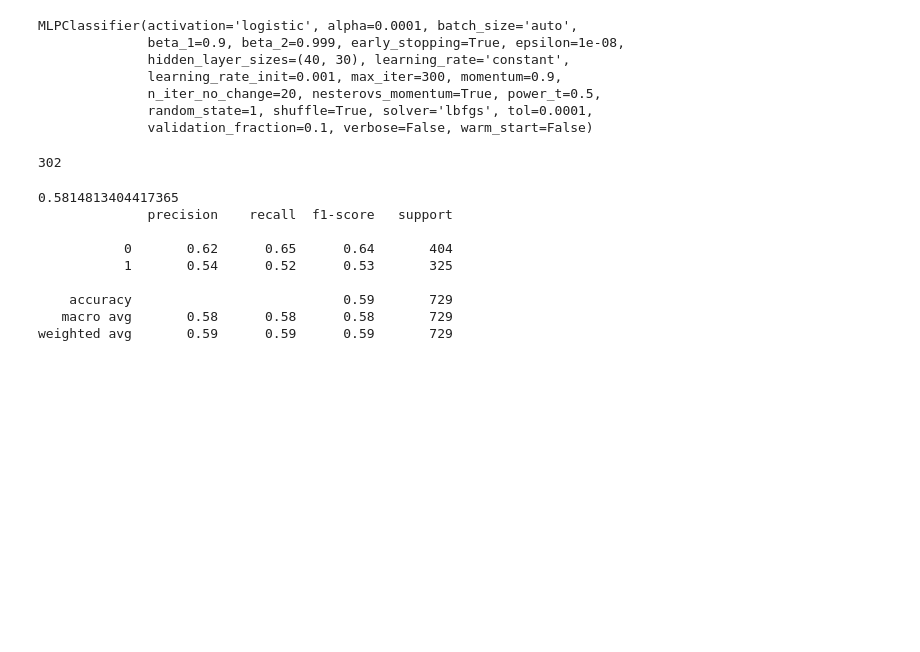
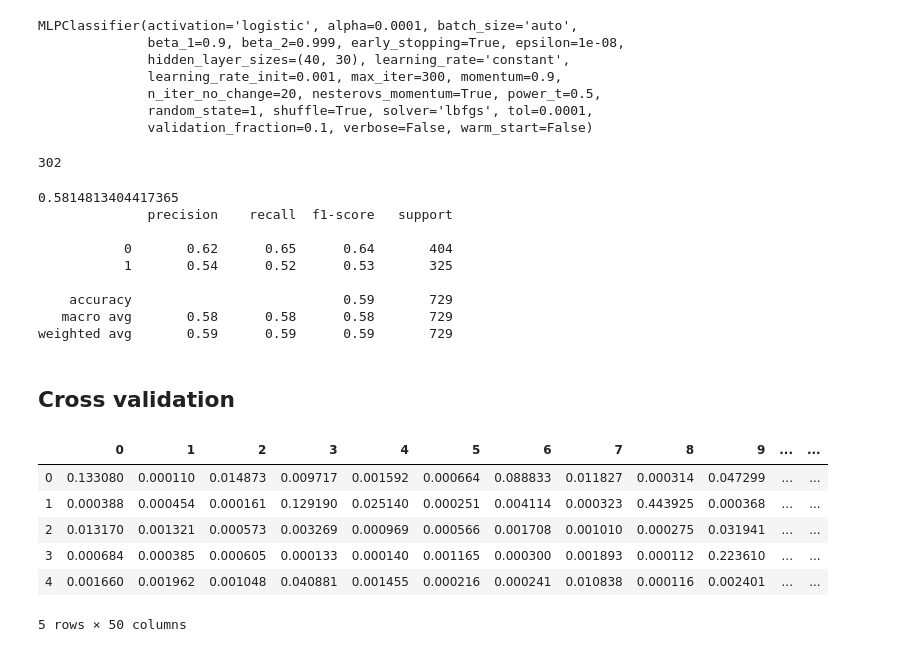
Before and after one commit to li-lab-mcgill/heterogeneous_ehr, a Jupyter notebook: Prediction.ipynb, the cells around one changed output. Saved outputs shown, nothing was run; the diff lists cells and outputs as text; code cells hidden in the pictures; blank space fills up the shorter version.

Commit message:
compare single multi note types

```diff
--- a/Prediction.ipynb
+++ b/Prediction.ipynb
@@ -333,3 +333,5 @@ print(classification_report(bi_valid_duration, valid_predictions_mlp))
     accuracy                           0.59       729
    macro avg       0.58      0.58      0.58       729
 weighted avg       0.59      0.59      0.59       729
+# %% [markdown]
+## Cross validation
@@ -335,0 +348,16 @@ weighted avg       0.59      0.59      0.59       729
+# %%
+data_path = r'/home/mcb/li_lab/zwen8/data/mimic/single_datatype_15_three_d2_cv'
+# %%
+fold_dfs = [pd.read_csv(os.path.join(data_path, 'infer', 'f' + str(idx) + '.csv'), header=None) for idx in range(1, 6)]
+# %%
+fold_dfs = [pd.DataFrame(normalize(fold_df.iloc[:,0:51], norm='l1', axis=1)) for fold_df in fold_dfs]
+# %%
+fold_dfs[0].head()
+# %% [output]
+|  | 0 | 1 | 2 | 3 | 4 | 5 | 6 | 7 | 8 | 9 | ... | ... |
+| 0 | 0.133080 | 0.000110 | 0.014873 | 0.009717 | 0.001592 | 0.000664 | 0.088833 | 0.011827 | 0.000314 | 0.047299 | ... | ... |
+| 1 | 0.000388 | 0.000454 | 0.000161 | 0.129190 | 0.025140 | 0.000251 | 0.004114 | 0.000323 | 0.443925 | 0.000368 | ... | ... |
+| 2 | 0.013170 | 0.001321 | 0.000573 | 0.003269 | 0.000969 | 0.000566 | 0.001708 | 0.001010 | 0.000275 | 0.031941 | ... | ... |
+| 3 | 0.000684 | 0.000385 | 0.000605 | 0.000133 | 0.000140 | 0.001165 | 0.000300 | 0.001893 | 0.000112 | 0.223610 | ... | ... |
+| 4 | 0.001660 | 0.001962 | 0.001048 | 0.040881 | 0.001455 | 0.000216 | 0.000241 | 0.010838 | 0.000116 | 0.002401 | ... | ... |
+5 rows × 50 columns
```
Also changed, not shown: parts of 30 cells of this notebook, 1 other file.
